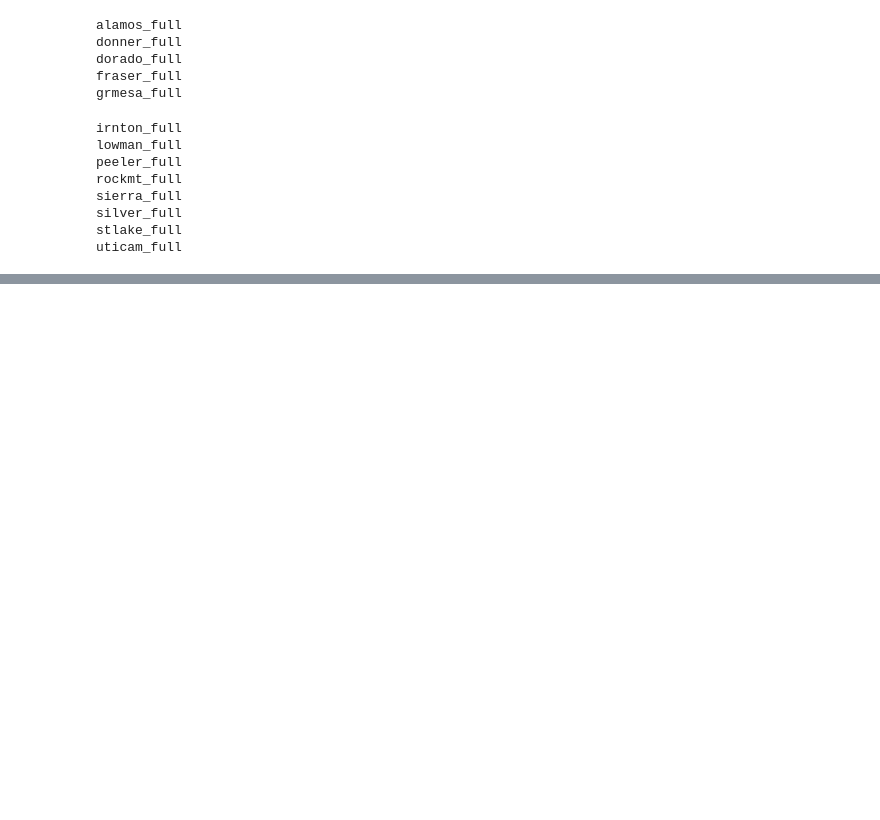
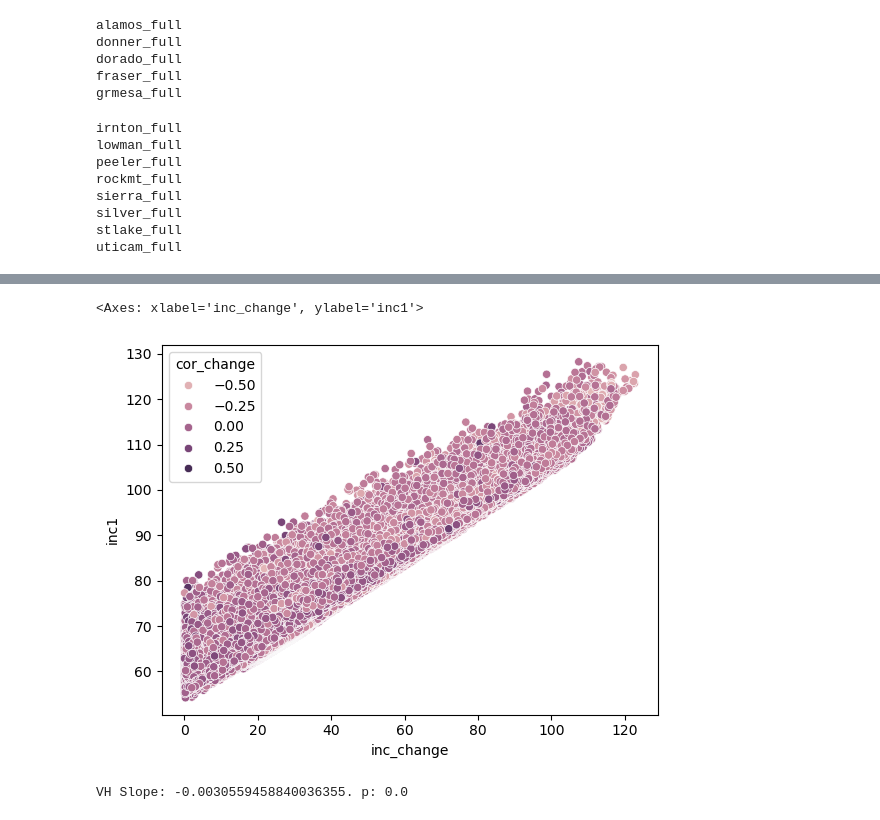
Before and after one commit to ZachHoppinen/uavsar-coherence, a Jupyter notebook: src/compare/non-snow-factors.ipynb, the cells around one changed output, grey strips where cells are left out. Saved outputs shown, nothing was run; the diff lists cells and outputs as text; code cells hidden in the pictures; blank space fills up the shorter version.

```diff
--- a/src/compare/non-snow-factors.ipynb
+++ b/src/compare/non-snow-factors.ipynb
@@ -206,0 +307,30 @@ plt.colorbar()
+# %%
+mcor = xr.concat(dcors, 'img').mean('img')
+
+# select pixels that get push to 65deg+
+inc1, inc2 = ds.isel(heading = 0)['inc'].data.ravel(), ds.isel(heading = 1)['inc'].data.ravel()
+inc1, inc2 = np.rad2deg(inc1), np.rad2deg(inc2)
+y, x = mcor.values.ravel(), dinc.values.ravel()
+x, y, inc1, inc2 = [np.expand_dims(a, axis = -1) for a in [x, y, inc1, inc2]]
+df = pd.DataFrame(np.concatenate([x, y, inc1, inc2], axis = 1), columns = ['inc_change', 'cor_change', 'inc1', 'inc2'])
+df = df.dropna()
+df.loc[df.inc_change < 0, 'cor_change'] = -df.loc[df.inc_change < 0, 'cor_change']
+old_inc1 = df.loc[df.inc_change < 0, 'inc1']
+df.loc[df.inc_change < 0, 'inc1'] = df.loc[df.inc_change < 0, 'inc2']
+df.loc[df.inc_change < 0, 'inc2'] = old_inc1
+df.loc[df.inc_change < 0, 'inc_change'] = -df.loc[df.inc_change < 0, 'inc_change']
+sns.scatterplot(data = df, x= 'inc_change', y ='inc1', hue = 'cor_change')
+# %% [output]
+<Axes: xlabel='inc_change', ylabel='inc1'>
+[figure, added]
+# %%
+x = df['inc_change']
+y = df['cor_change']
+
+lm = linregress(x = x, y = y)
+xs = np.linspace(np.min(x), np.max(x), 100)
+ys = lm.slope * xs + lm.intercept
+ax.plot(xs, ys, color = 'black')
+print(f'VH Slope: {lm.slope}. p: {lm.pvalue}')
+# %% [output]
+VH Slope: -0.0030559458840036355. p: 0.0
```
Also changed, not shown: parts of 8 cells of this notebook.
